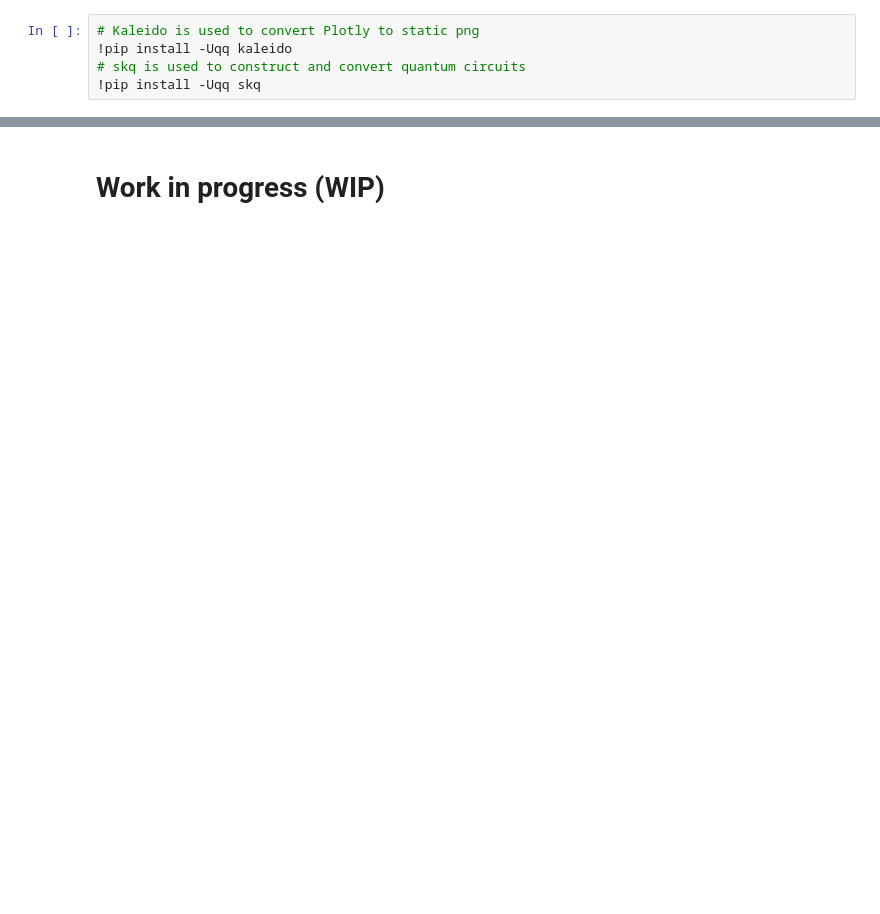
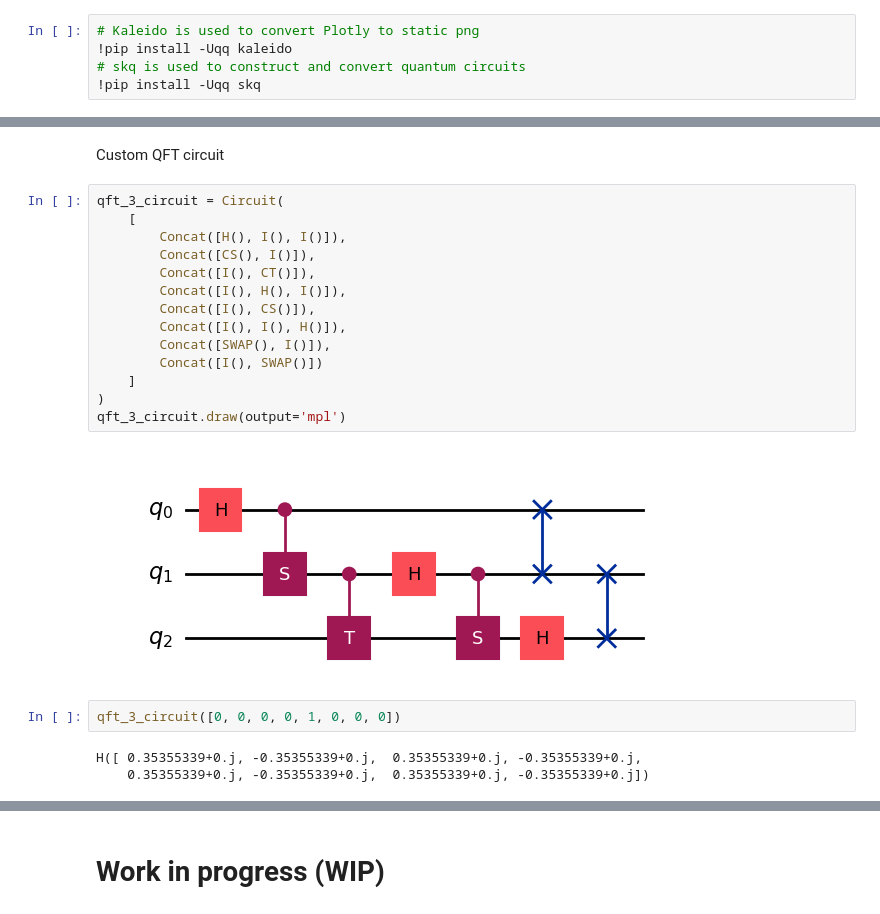
Before and after one commit to CarloLepelaars/q4p, a Jupyter notebook: nbs/06-shor.ipynb, the cells around one changed output, grey strips where cells are left out. Cells and saved outputs as stored; diff of their text form; blank space fills up the shorter version.

```diff
--- a/nbs/06-shor.ipynb
+++ b/nbs/06-shor.ipynb
@@ -81,0 +54,23 @@ Total cost of Shor's algorithm is $O(n^3)$. This is because the controlled unita
+# %% [markdown]
+Custom QFT circuit
+# %%
+qft_3_circuit = Circuit(
+    [
+        Concat([H(), I(), I()]),
+        Concat([CS(), I()]),
+        Concat([I(), CT()]),
+        Concat([I(), H(), I()]),
+        Concat([I(), CS()]),
+        Concat([I(), I(), H()]),
+        Concat([SWAP(), I()]),
+        Concat([I(), SWAP()])
+    ]
+)
+qft_3_circuit.draw(output='mpl')
+# %% [output]
+[figure, added]
+# %%
+qft_3_circuit([0, 0, 0, 0, 1, 0, 0, 0])
+# %% [output]
+H([ 0.35355339+0.j, -0.35355339+0.j,  0.35355339+0.j, -0.35355339+0.j,
+    0.35355339+0.j, -0.35355339+0.j,  0.35355339+0.j, -0.35355339+0.j])
```
Also changed, not shown: parts of 25 cells of this notebook, 2 other files.
